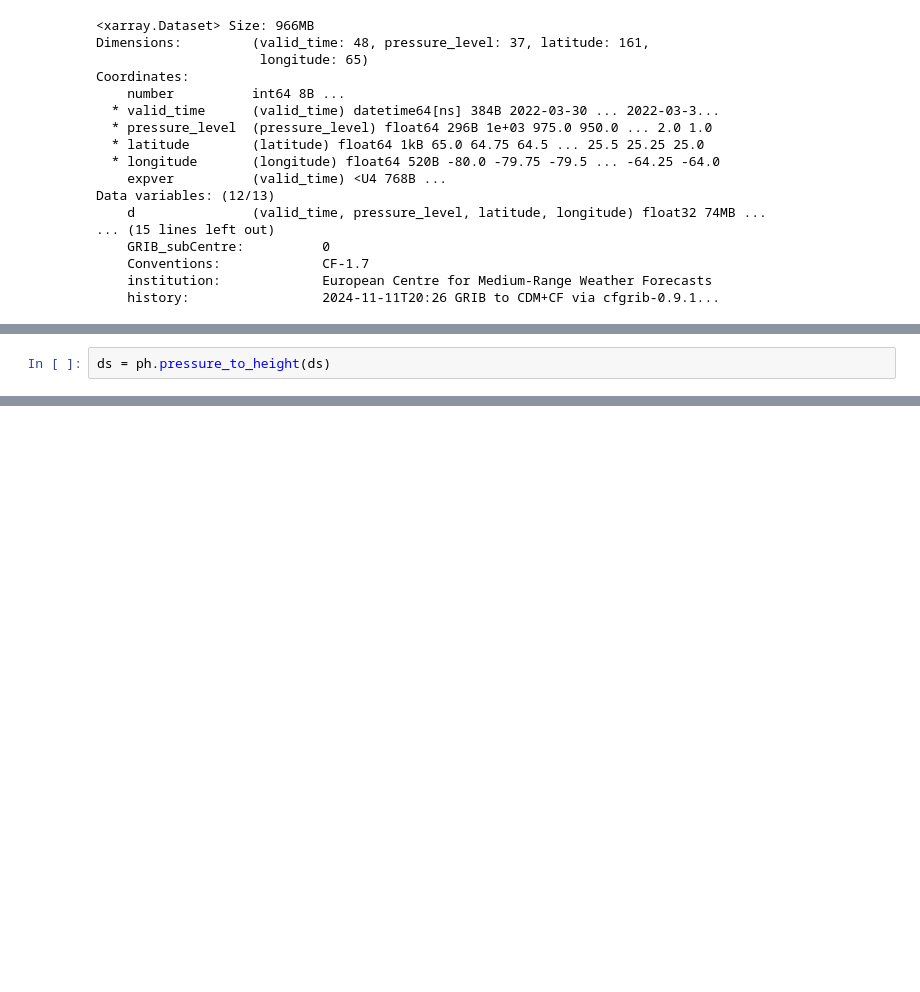
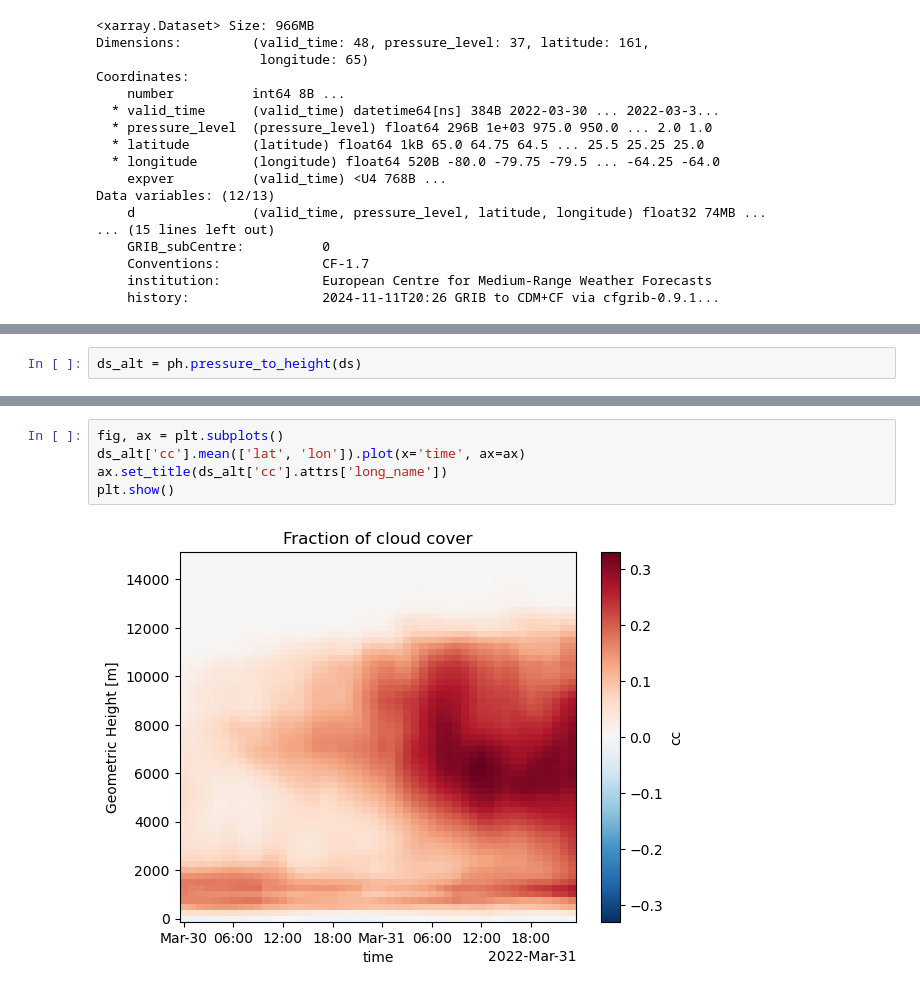
Before and after one commit to syedhamidali/ERA5_CODES, a Jupyter notebook: Notebook.ipynb, the cells around one changed output, grey strips where cells are left out. Saved outputs shown, nothing was run; the diff lists cells and outputs as text; blank space fills up the shorter version.

```diff
--- a/Notebook.ipynb
+++ b/Notebook.ipynb
@@ -39,3 +42,3 @@ Data variables: (12/13)
 # %%
-ds = ph.pressure_to_height(ds)
+ds_alt = ph.pressure_to_height(ds)
 # %%
@@ -61,3 +64,10 @@ Data variables:
     v        (time, alt, lat, lon) float32 123MB -6.055 -5.335 ... -3.462 -2.503
     w        (time, alt, lat, lon) float32 123MB -0.03166 -0.0224 ... -0.01581
     vo       (time, alt, lat, lon) float32 123MB 6.337e-05 ... 5.193e-05
+# %%
+fig, ax = plt.subplots()
+ds_alt['cc'].mean(['lat', 'lon']).plot(x='time', ax=ax)
+ax.set_title(ds_alt['cc'].attrs['long_name'])
+plt.show()
+# %% [output]
+[figure, added]
```
Also changed, not shown: parts of 15 cells of this notebook, 1 other file.
